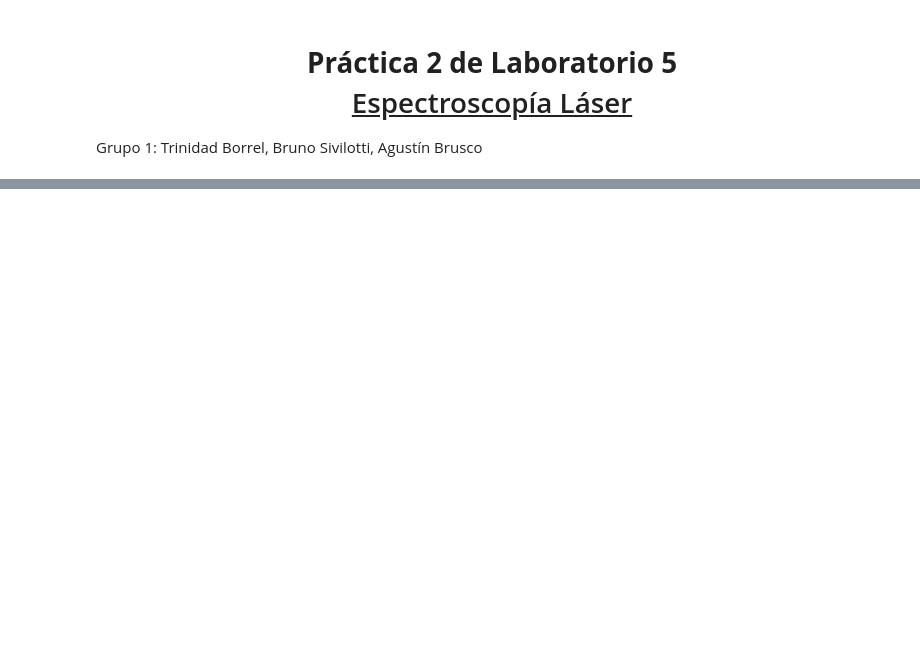
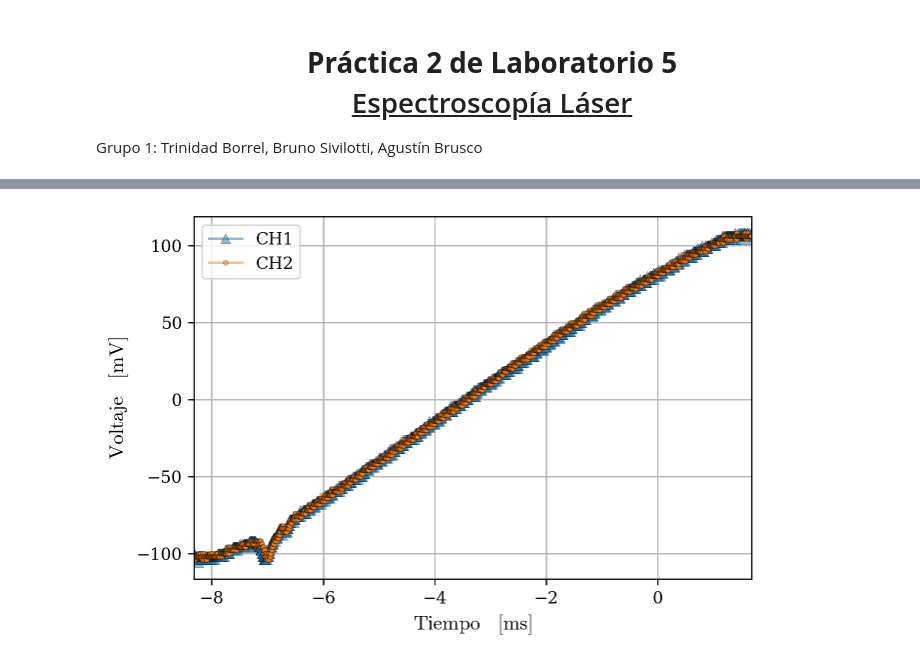
Before and after one commit to agustinbrusco/Laboratorio5, a Jupyter notebook: Datos y código - Práctica 2/espectroscopia_laser_adquisicion.ipynb, the cells around one changed output, grey strips where cells are left out. Drawn from its saved outputs; the diff is of its cells as text; code cells hidden in the pictures; blank space fills up the shorter version.

```diff
--- a/Datos y código - Práctica 2/espectroscopia_laser_adquisicion.ipynb
+++ b/Datos y código - Práctica 2/espectroscopia_laser_adquisicion.ipynb
@@ -78 +100,11 @@ plt.show()
+# %%
+
+tiempo, channel1 = osci.read_data(0)  # s, V
+tiempo, channel2 = osci.read_data(1)  # s, V
+
+plot_channels(tiempo, channel1, channel2, 'mV')
+# plt.xlim(-3.3, -1.9)
+plt.show()
+# %% [output]
+[figure, added]
 # %%
```
Also changed, not shown: parts of 10 cells of this notebook, 12 other files.
